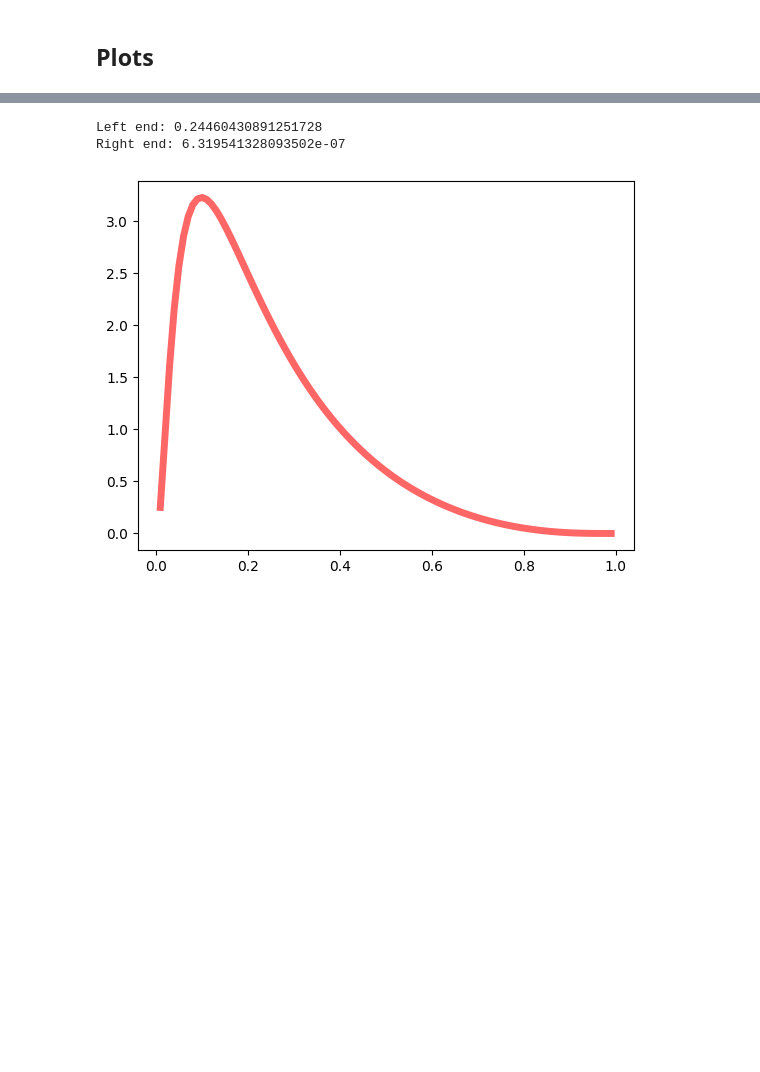
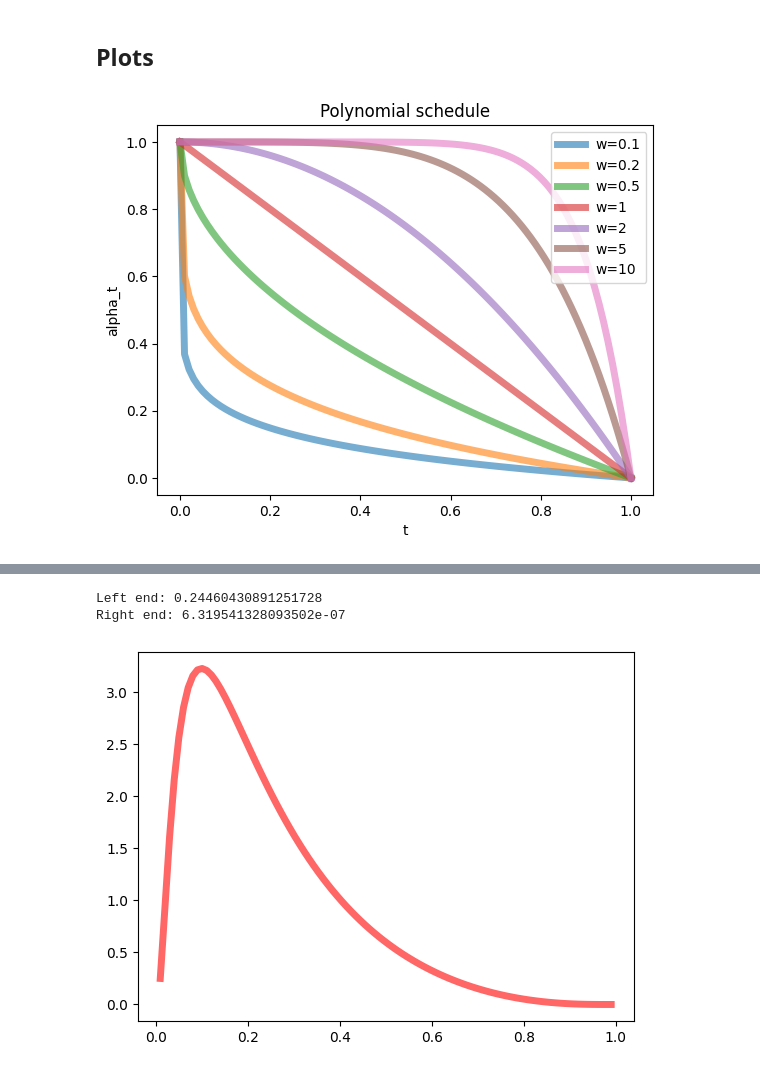
Before and after one commit to Yuwan3154/proteina, a Jupyter notebook: proteina.ipynb, the cells around one changed output, grey strips where cells are left out. Saved outputs shown, nothing was run; the diff lists cells and outputs as text; code cells hidden in the pictures; blank space fills up the shorter version.

Commit message:
Debugged MD4 style discrete contact diffusion and the distance-from-diagonal alpha scheduling code

```diff
--- a/proteina.ipynb
+++ b/proteina.ipynb
@@ -61,3 +61,18 @@ def compute_lddt(gt_coord, template_coord, cutoff=15, local_cutoff=[0.5, 1.0, 2.
     lddt = np.mean(local_dist_mask, axis=0)
     lddt = (global_dist_mask * lddt).sum(axis=0) / global_dist_mask.sum(axis=0)
     return lddt
+# %%
+x = np.linspace(0, 1, 100)
+w_lst = [1/10, 1/5, 1/2, 1, 2, 5, 10]
+def exponential_decay(x, w):
+    return 1 - x**(w)
+for w in w_lst:
+    plt.plot(x, exponential_decay(x, w),
+       '-', lw=5, alpha=0.6, label=f'w={w}')
+plt.title("Polynomial schedule")
+plt.xlabel("t")
+plt.ylabel("alpha_t")
+plt.legend()
+plt.show()
+# %% [output]
+[figure, added]
```
Also changed, not shown: parts of 1 cell of this notebook, 8 other files.
